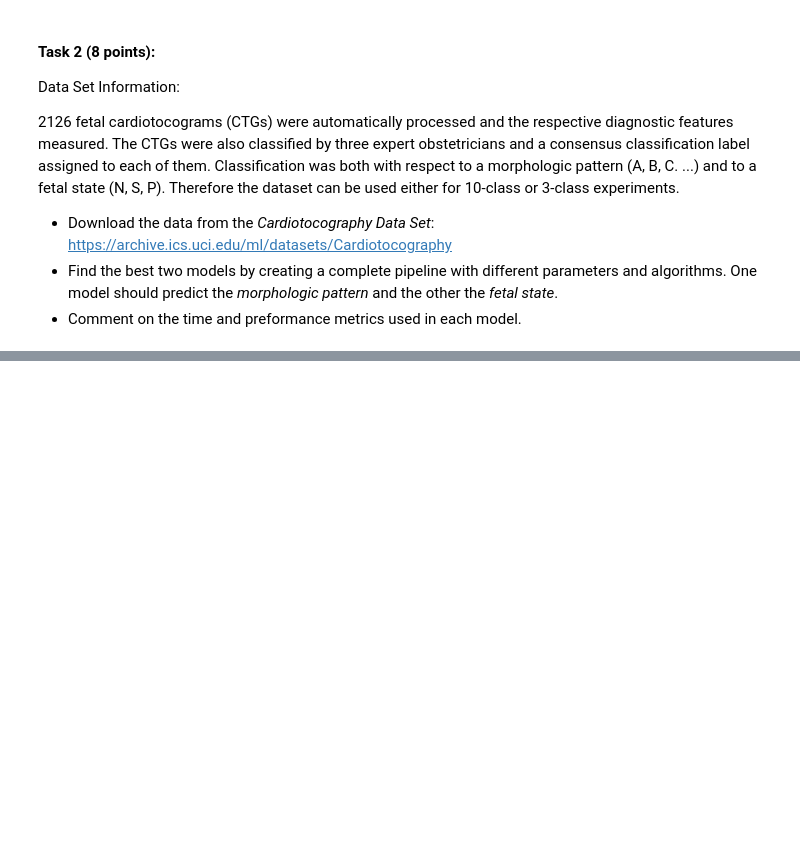
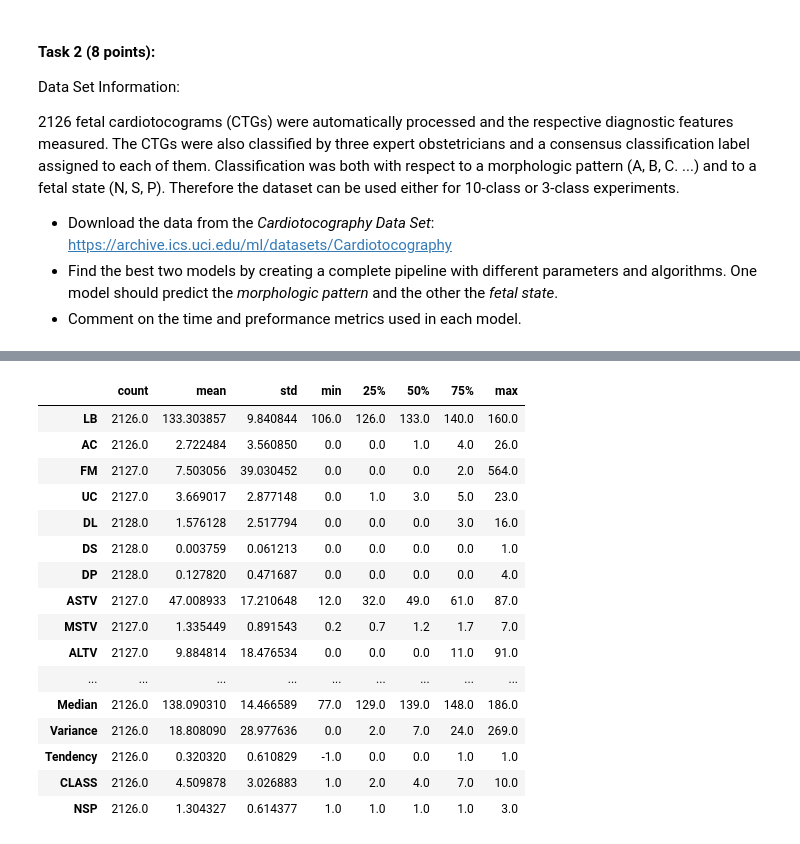
Before and after one commit to packetech/Arcada-BDA, a Jupyter notebook: Assignment_3.ipynb, the cells around one changed output, grey strips where cells are left out. Cells and saved outputs as stored; diff of their text form; code cells hidden in the pictures; blank space fills up the shorter version.

```diff
--- a/Assignment_3.ipynb
+++ b/Assignment_3.ipynb
@@ -188,0 +191,2 @@ Data Set Information:
+# %%
+CTG = pd.read_excel(r'CTG.xls', sheet_name='Raw Data')
@@ -188,0 +203,2 @@ Data Set Information:
+# %%
+CTG = CTG.drop([0]) # drop the first row
@@ -188,0 +215,4 @@ Data Set Information:
+# %%
+# filter out the needed columns
+
+CTG = CTG[["LB","AC","FM","UC","DL","DS","DP","ASTV","MSTV","ALTV","MLTV","Width","Min","Max","Nmax","Nzeros","Mode","Mean","Median","Variance","Tendency","CLASS","NSP"]]
@@ -188,0 +249,20 @@ Data Set Information:
+# %%
+CTG.describe().T # we have two targets, one with 10 classes and the other with 3 classes
+# %% [output]
+|  | count | mean | std | min | 25% | 50% | 75% | max |
+| LB | 2126.0 | 133.303857 | 9.840844 | 106.0 | 126.0 | 133.0 | 140.0 | 160.0 |
+| AC | 2126.0 | 2.722484 | 3.560850 | 0.0 | 0.0 | 1.0 | 4.0 | 26.0 |
+| FM | 2127.0 | 7.503056 | 39.030452 | 0.0 | 0.0 | 0.0 | 2.0 | 564.0 |
+| UC | 2127.0 | 3.669017 | 2.877148 | 0.0 | 1.0 | 3.0 | 5.0 | 23.0 |
+| DL | 2128.0 | 1.576128 | 2.517794 | 0.0 | 0.0 | 0.0 | 3.0 | 16.0 |
+| DS | 2128.0 | 0.003759 | 0.061213 | 0.0 | 0.0 | 0.0 | 0.0 | 1.0 |
+| DP | 2128.0 | 0.127820 | 0.471687 | 0.0 | 0.0 | 0.0 | 0.0 | 4.0 |
+| ASTV | 2127.0 | 47.008933 | 17.210648 | 12.0 | 32.0 | 49.0 | 61.0 | 87.0 |
+| MSTV | 2127.0 | 1.335449 | 0.891543 | 0.2 | 0.7 | 1.2 | 1.7 | 7.0 |
+| ALTV | 2127.0 | 9.884814 | 18.476534 | 0.0 | 0.0 | 0.0 | 11.0 | 91.0 |
+| ... | ... | ... | ... | ... | ... | ... | ... | ... |
+| Median | 2126.0 | 138.090310 | 14.466589 | 77.0 | 129.0 | 139.0 | 148.0 | 186.0 |
+| Variance | 2126.0 | 18.808090 | 28.977636 | 0.0 | 2.0 | 7.0 | 24.0 | 269.0 |
+| Tendency | 2126.0 | 0.320320 | 0.610829 | -1.0 | 0.0 | 0.0 | 1.0 | 1.0 |
+| CLASS | 2126.0 | 4.509878 | 3.026883 | 1.0 | 2.0 | 4.0 | 7.0 | 10.0 |
+| NSP | 2126.0 | 1.304327 | 0.614377 | 1.0 | 1.0 | 1.0 | 1.0 | 3.0 |
```
Also changed, not shown: parts of 22 cells of this notebook.
